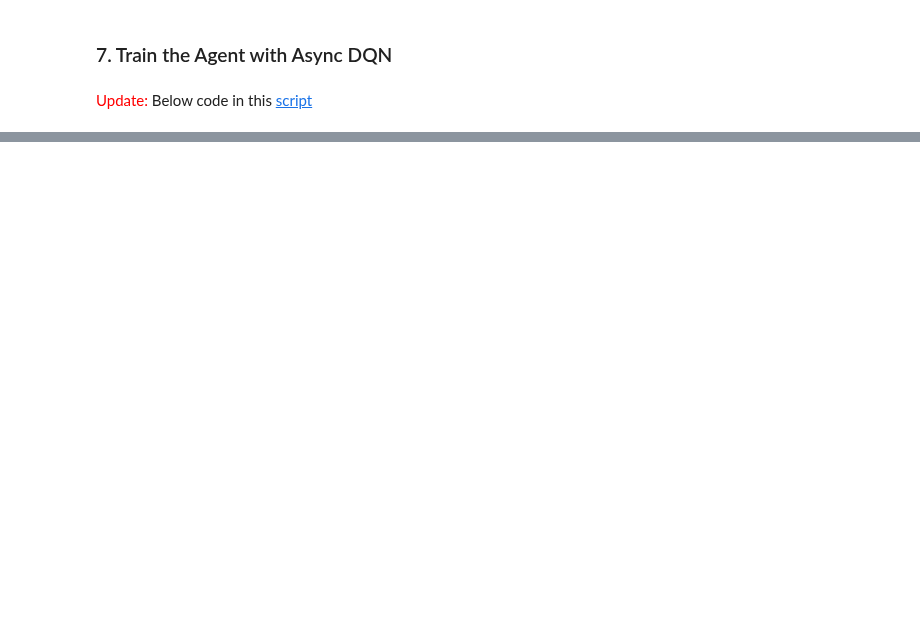
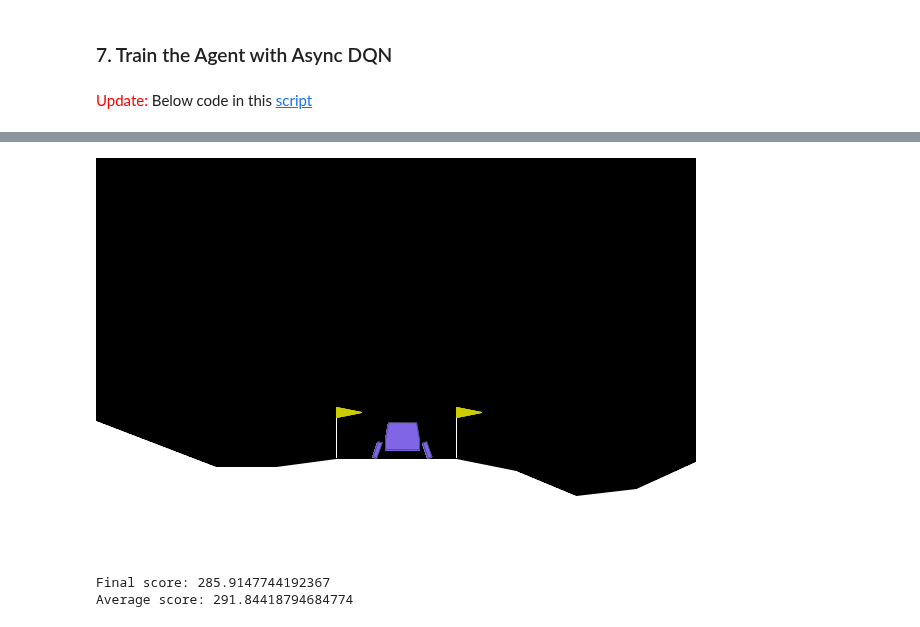
Before and after one commit to deepbiolab/drl, a Jupyter notebook: model-based-learning/value-based/async-dqn/asynchronous_one_step_dqn_lunarlander.ipynb, the cells around one changed output, grey strips where cells are left out. Cells and saved outputs as stored; diff of their text form; code cells hidden in the pictures; blank space fills up the shorter version.

```diff
--- a/model-based-learning/value-based/async-dqn/asynchronous_one_step_dqn_lunarlander.ipynb
+++ b/model-based-learning/value-based/async-dqn/asynchronous_one_step_dqn_lunarlander.ipynb
@@ -589,0 +613,49 @@ This implementation leverages an asynchronous parallel version of Deep Q-Learnin
+# %%
+env = gym.make('LunarLander-v3', render_mode="rgb_array")
+
+state_size = env.observation_space.shape[0]
+action_size = env.action_space.n
+
+# init agent
+Q = QNetwork(state_size, action_size, hidden_size=128).to(device)
+
+agent = Agent(
+    state_size=state_size,
+    action_size=action_size,
+    Q_network=Q,
+    gamma=0.995,
+)
+
+# load the weights from file
+agent.Q.load_state_dict(torch.load('checkpoint.pth'))
+
+env = gym.make("LunarLander-v3", render_mode="rgb_array")
+
+avg_score = 0
+for i in range(3):
+	state, info = env.reset(seed=123+i)
+	total_reward = 0
+	for t in range(500):
+		# clear frame
+		display.clear_output(wait=True)
+
+		action = agent.select_action(state)
+
+		# render game
+		frame = env.render()
+		display.display(Image.fromarray(frame))
+		time.sleep(0.05)
+
+		state, reward, done, _, info = env.step(action)
+		total_reward += reward
+		if done:
+			break
+
+	avg_score += total_reward
+	print('Final score:', total_reward)
+env.close()
+print(f"Average score: {avg_score / 3}")
+# %% [output]
+[figure, added]
+Final score: 285.9147744192367
+Average score: 291.84418794684774
```
Also changed, not shown: parts of 6 cells of this notebook, 4 other files.
